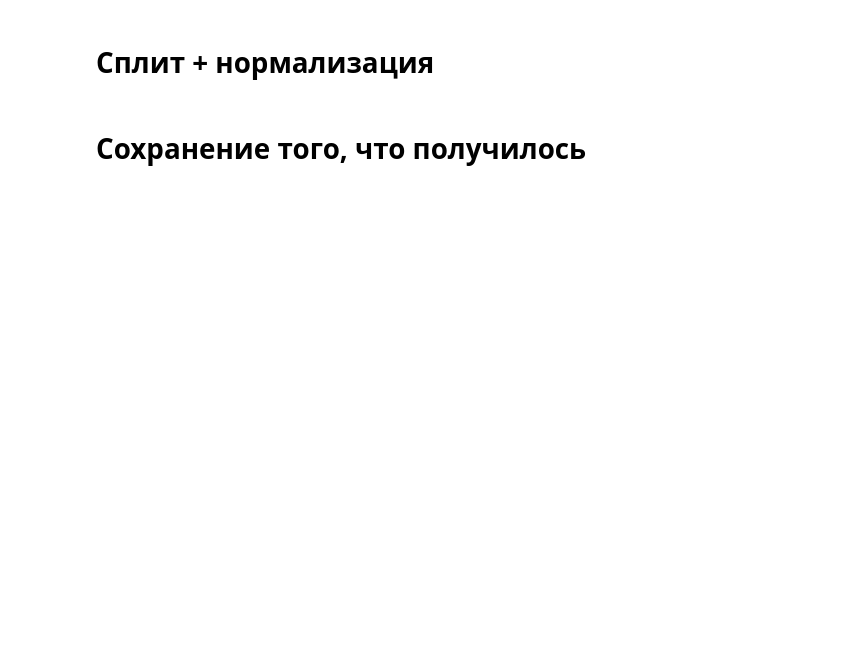
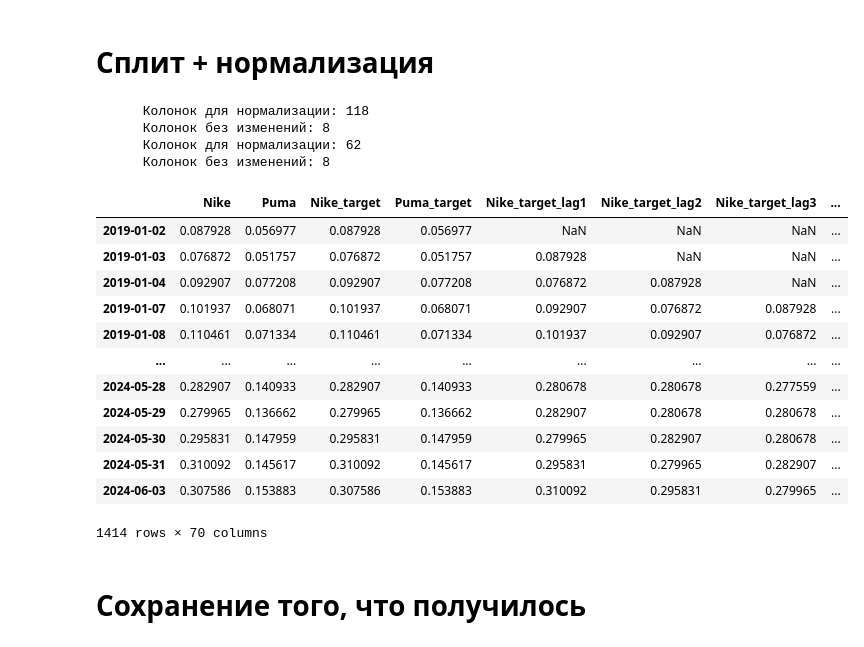
Before and after one commit to MrDeryf/TimeSeriesArticle, a Jupyter notebook: data_preparation.ipynb, the cells around one changed output. Cells and saved outputs as stored; diff of their text form; code cells hidden in the pictures; blank space fills up the shorter version.

Commit message:
Update data_preparation.ipynb Добавил кучу признаков и сделал сплит с нормализацией

```diff
--- a/data_preparation.ipynb
+++ b/data_preparation.ipynb
@@ -417,3 +602,40 @@ for col in sneakers_target_cols:
+# %%
+car_train, car_val, car_test = chronological_split(car_data, SPLIT_RATIOS)
+car_train_norm, car_val_norm, car_test_norm, car_scaler, car_scaled_cols = (
+    normalize_datasets(car_train, car_val, car_test, BINARY_COLS)
+)
+
+sneakers_train, sneakers_val, sneakers_test = chronological_split(
+    sneakers_data, SPLIT_RATIOS
+)
+(
+    sneakers_train_norm,
+    sneakers_val_norm,
+    sneakers_test_norm,
+    sneakers_scaler,
+    sneakers_scaled_cols,
+) = normalize_datasets(sneakers_train, sneakers_val, sneakers_test, BINARY_COLS)
+# %% [output]
+      Колонок для нормализации: 118
+      Колонок без изменений: 8
+      Колонок для нормализации: 62
+      Колонок без изменений: 8
+# %%
+sneakers_train_norm
+# %% [output]
+|  | Nike | Puma | Nike_target | Puma_target | Nike_target_lag1 | Nike_target_lag2 | Nike_target_lag3 | ... |
+| 2019-01-02 | 0.087928 | 0.056977 | 0.087928 | 0.056977 | NaN | NaN | NaN | ... |
+| 2019-01-03 | 0.076872 | 0.051757 | 0.076872 | 0.051757 | 0.087928 | NaN | NaN | ... |
+| 2019-01-04 | 0.092907 | 0.077208 | 0.092907 | 0.077208 | 0.076872 | 0.087928 | NaN | ... |
+| 2019-01-07 | 0.101937 | 0.068071 | 0.101937 | 0.068071 | 0.092907 | 0.076872 | 0.087928 | ... |
+| 2019-01-08 | 0.110461 | 0.071334 | 0.110461 | 0.071334 | 0.101937 | 0.092907 | 0.076872 | ... |
+| ... | ... | ... | ... | ... | ... | ... | ... | ... |
+| 2024-05-28 | 0.282907 | 0.140933 | 0.282907 | 0.140933 | 0.280678 | 0.280678 | 0.277559 | ... |
+| 2024-05-29 | 0.279965 | 0.136662 | 0.279965 | 0.136662 | 0.282907 | 0.280678 | 0.280678 | ... |
+| 2024-05-30 | 0.295831 | 0.147959 | 0.295831 | 0.147959 | 0.279965 | 0.282907 | 0.280678 | ... |
+| 2024-05-31 | 0.310092 | 0.145617 | 0.310092 | 0.145617 | 0.295831 | 0.279965 | 0.282907 | ... |
+| 2024-06-03 | 0.307586 | 0.153883 | 0.307586 | 0.153883 | 0.310092 | 0.295831 | 0.279965 | ... |
+1414 rows × 70 columns
 # %% [markdown]
 # Сохранение того, что получилось
 # %%
```
Also changed, not shown: parts of 7 cells of this notebook.
